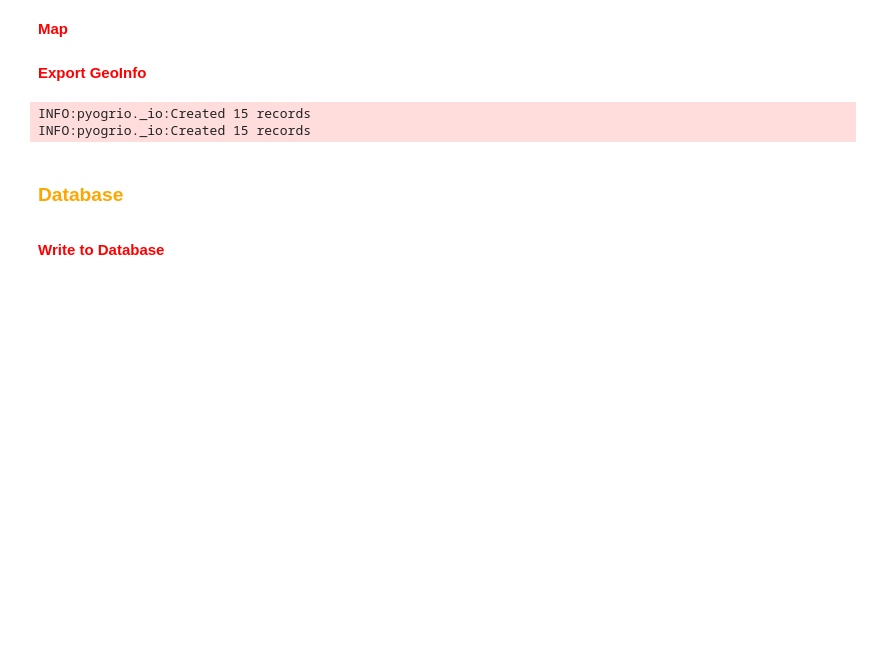
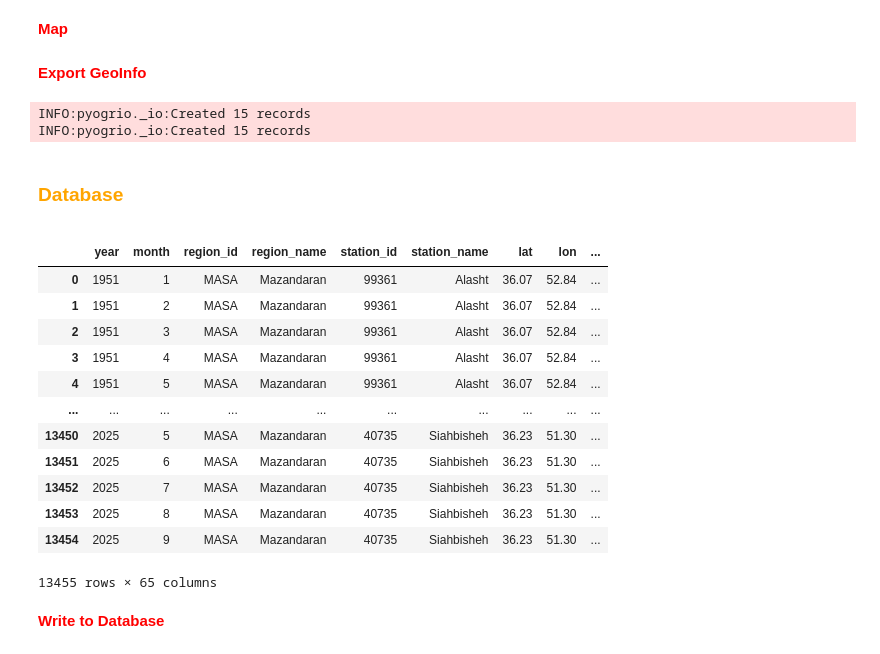
Before and after one commit to shirazipooya/DroughtMonitoringIran, a Jupyter notebook: app/notebook/00_Ground_Data_Cleansing.ipynb, the cells around one changed output. Cells and saved outputs as stored; diff of their text form; code cells hidden in the pictures; blank space fills up the shorter version.

```diff
--- a/app/notebook/00_Ground_Data_Cleansing.ipynb
+++ b/app/notebook/00_Ground_Data_Cleansing.ipynb
@@ -454,6 +454,25 @@ INFO:pyogrio._io:Created 15 records
 <div style="color:orange">
         <h3><b>Database</b></h3>
 </div>
+# %%
+data["date"] = pd.to_datetime(
+    data["year"].astype(str) + "-" + data["month"].astype(str) + "-01"
+) + pd.offsets.MonthEnd(0)
+data
+# %% [output]
+|  | year | month | region_id | region_name | station_id | station_name | lat | lon | ... |
+| 0 | 1951 | 1 | MASA | Mazandaran | 99361 | Alasht | 36.07 | 52.84 | ... |
+| 1 | 1951 | 2 | MASA | Mazandaran | 99361 | Alasht | 36.07 | 52.84 | ... |
+| 2 | 1951 | 3 | MASA | Mazandaran | 99361 | Alasht | 36.07 | 52.84 | ... |
+| 3 | 1951 | 4 | MASA | Mazandaran | 99361 | Alasht | 36.07 | 52.84 | ... |
+| 4 | 1951 | 5 | MASA | Mazandaran | 99361 | Alasht | 36.07 | 52.84 | ... |
+| ... | ... | ... | ... | ... | ... | ... | ... | ... | ... |
+| 13450 | 2025 | 5 | MASA | Mazandaran | 40735 | Siahbisheh | 36.23 | 51.30 | ... |
+| 13451 | 2025 | 6 | MASA | Mazandaran | 40735 | Siahbisheh | 36.23 | 51.30 | ... |
+| 13452 | 2025 | 7 | MASA | Mazandaran | 40735 | Siahbisheh | 36.23 | 51.30 | ... |
+| 13453 | 2025 | 8 | MASA | Mazandaran | 40735 | Siahbisheh | 36.23 | 51.30 | ... |
+| 13454 | 2025 | 9 | MASA | Mazandaran | 40735 | Siahbisheh | 36.23 | 51.30 | ... |
+13455 rows × 65 columns
 # %% [markdown]
 <div style="color:red">
         <span><b>Write to Database</b></span>
```
Also changed, not shown: 18 other files.
